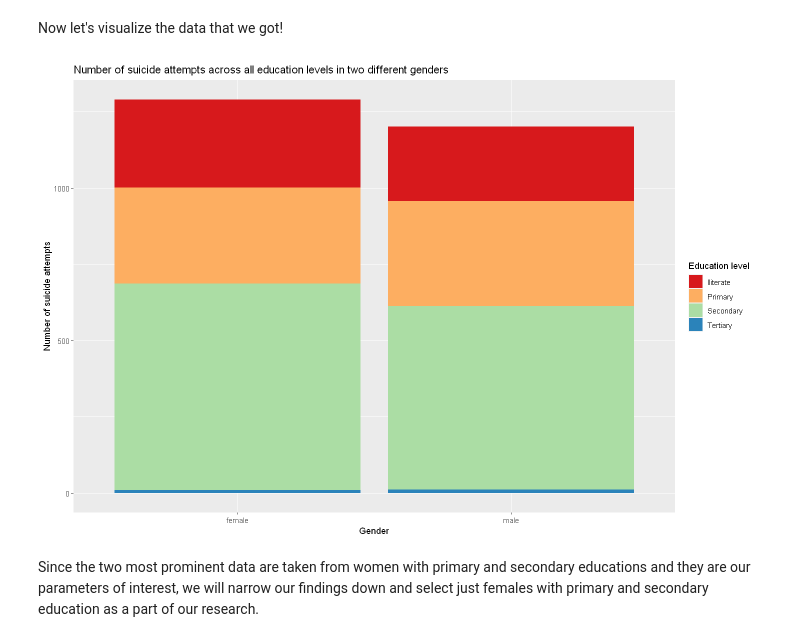
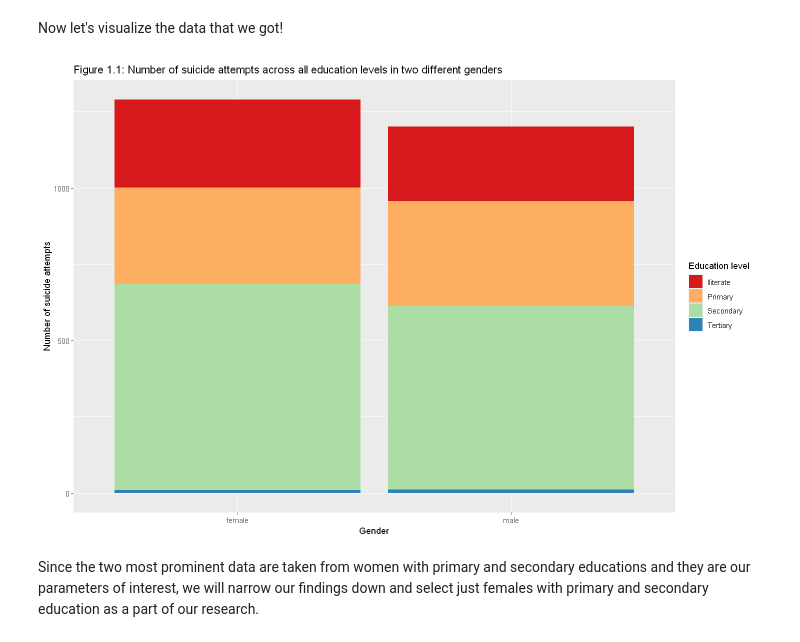
Before and after one commit to msamanthaf/stat201-inference, a Jupyter notebook: Proposal_Group4 (1) (1) (1) (1).ipynb, the cells around one changed output. Drawn from its saved outputs; the diff is of its cells as text; code cells hidden in the pictures.

```diff
--- a/Proposal_Group4 (1) (1) (1) (1).ipynb
+++ b/Proposal_Group4 (1) (1) (1) (1).ipynb
@@ -86,9 +76,3 @@ A tibble: 1 × 1
 The tibble above shows that 80 rows are found to be having missing values of education.
 # %% [markdown]
 Let's select the columns we need and then make sure that we filter out any missing values contained in our data
-# %%
-filtered_data <- suicide_data |>
-                 select(Sex, Education) |>
-                 filter(Education != "unknown")
-
-head(filtered_data)
@@ -107,17 +117,17 @@ Now let's visualize the data that we got!
 # %%
 options(repr.plot.width = 12, repr.plot.height = 8)
 
 bar_plot <- filtered_data |>
      		ggplot(aes(x = Sex, y = 1, fill = Education)) +
     		geom_bar(stat = "identity", position = "stack") +
     		xlab("Gender") +
     		ylab("Number of suicide attempts") +
     		labs(fill = "Education level") +
-    		ggtitle("Number of suicide attempts across all education levels in two different genders") +
+    		ggtitle("Figure 1.1: Number of suicide attempts across all education levels in two different genders") +
     		scale_fill_brewer(palette = 'Spectral')
 bar_plot
 # %% [output]
-[figure, old version]
+[figure, new version]
 # %% [markdown]
 Since the two most prominent data are taken from women with primary and secondary educations and they are our parameters of interest, we will narrow our findings down and select just females with primary and secondary education as a part of our research.
 # %%
```
Also changed, not shown: parts of 15 cells of this notebook.
